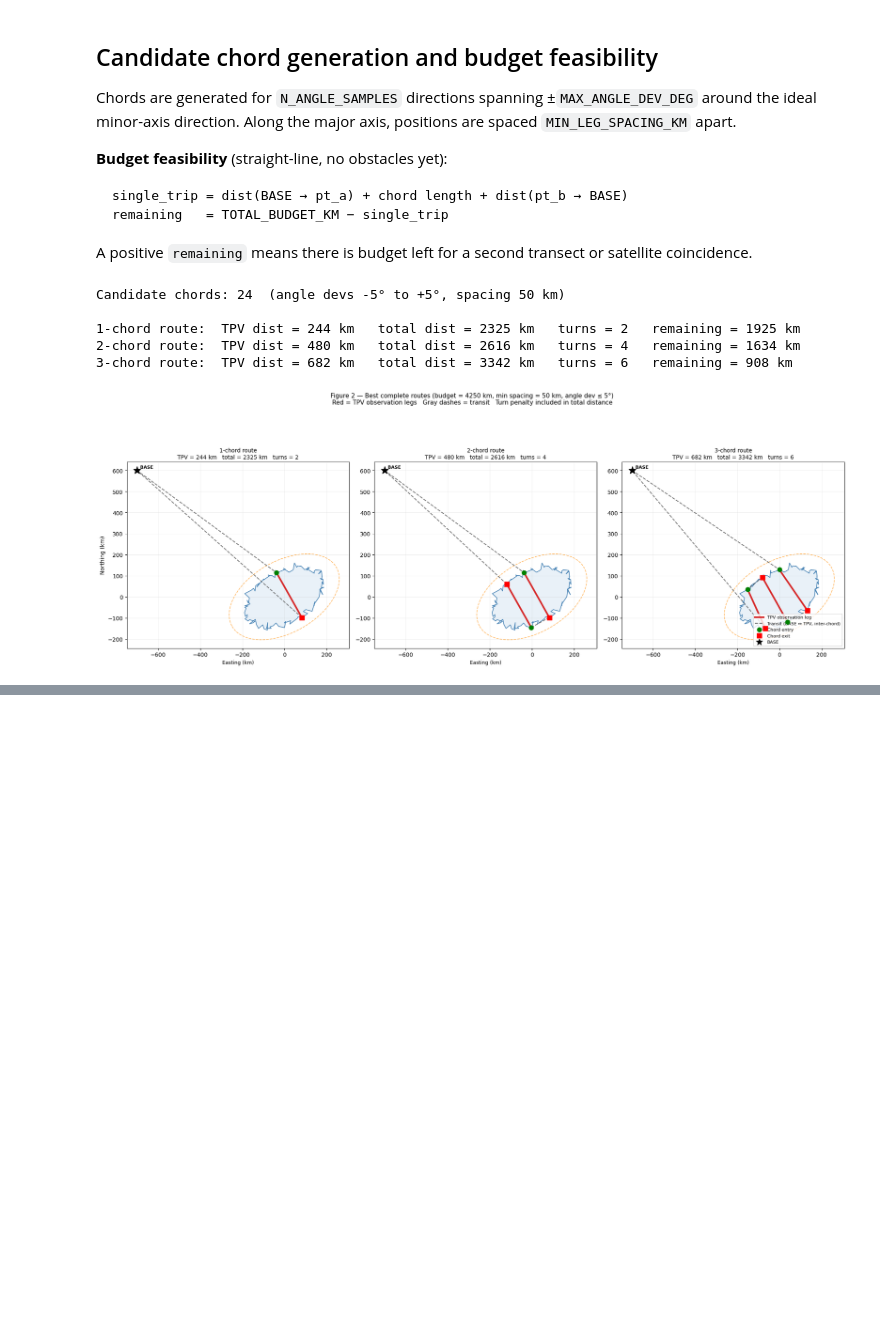
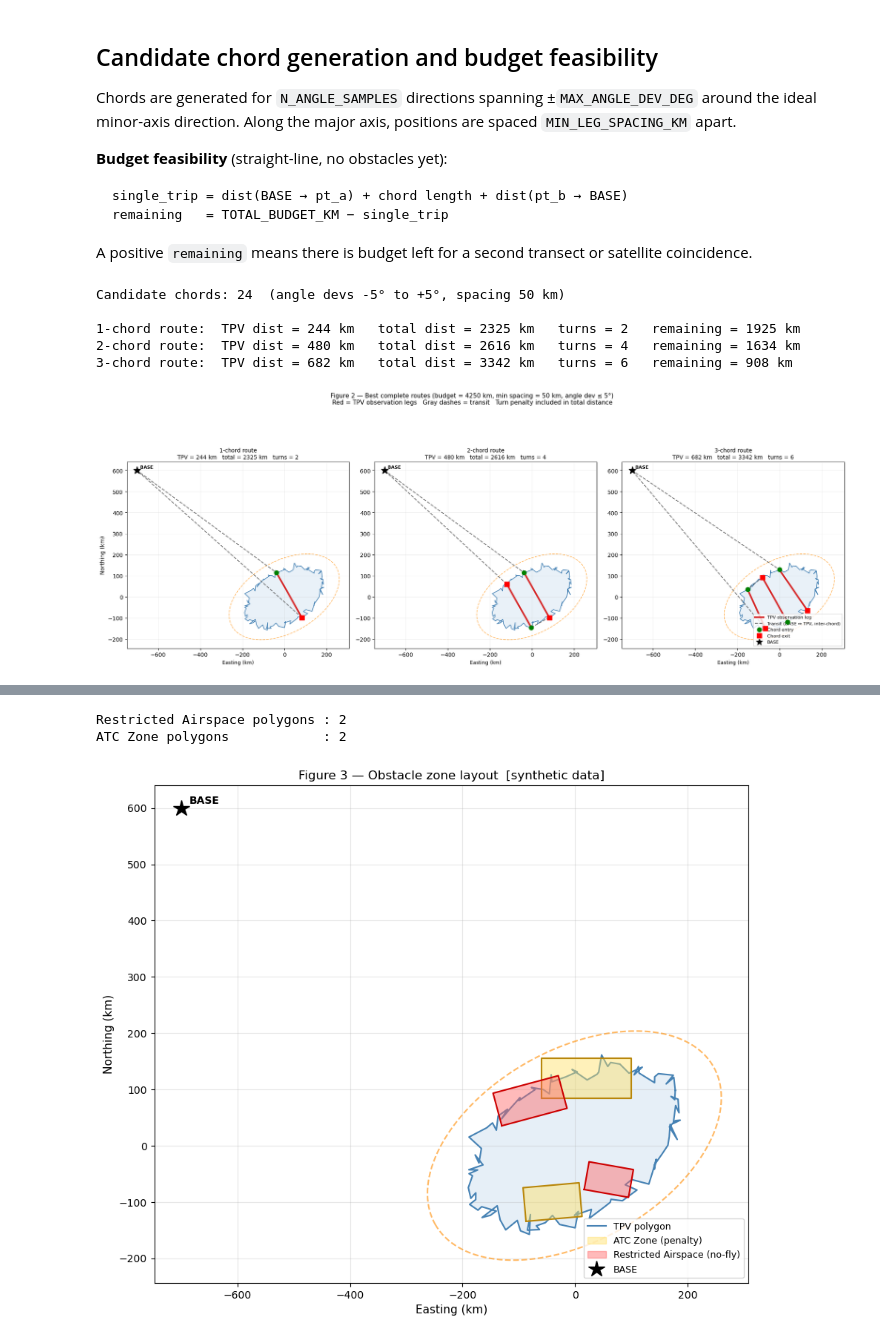
Before and after one commit to xf37/aerial-met-survey-optimizer, a Jupyter notebook: 07_tpv_route_planning.ipynb, the cells around one changed output, grey strips where cells are left out. Drawn from its saved outputs; the diff is of its cells as text; code cells hidden in the pictures; blank space fills up the shorter version.

```diff
--- a/07_tpv_route_planning.ipynb
+++ b/07_tpv_route_planning.ipynb
@@ -480,0 +500,74 @@ plt.show()
+# %%
+import heapq
+from shapely.geometry import MultiPolygon
+from shapely.ops import unary_union
+
+# ── Synthetic obstacle zones (replace with gpd.read_file(...) for real data) ──
+#
+# To load real shapefiles:
+#   restricted_gdf = gpd.read_file(r'path\to\restricted_airspace.shp').to_crs('EPSG:4326')
+#   atc_gdf        = gpd.read_file(r'path\to\atc_zones.shp').to_crs('EPSG:4326')
+#   then convert coordinates to local km frame (same transform used for TPV_PTS)
+
+def make_rect(cx, cy, w, h, angle_deg=0.):
+    """Axis-aligned rectangle, then rotated, centred at (cx, cy). Returns shapely Polygon."""
+    hw, hh = w/2, h/2
+    corners = np.array([[-hw,-hh],[ hw,-hh],[ hw, hh],[-hw, hh]])
+    R = rot2d(radians(angle_deg))
+    corners = (R @ corners.T).T + np.array([cx, cy])
+    return Polygon(corners)
+
+# Restricted Airspace — hard no-fly zones (red)
+restricted_polys = [
+    make_rect(-80,  80, 120, 60, angle_deg=15.),   # blocks left side of TPV
+    make_rect( 60, -60,  80, 50, angle_deg=-10.),  # blocks lower right
+]
+
+# ATC Zones — flyable but penalised (yellow)
+atc_polys = [
+    make_rect(20, 120, 160, 70, angle_deg=0.),    # above TPV, on transit route
+    make_rect(-40, -100, 100, 60, angle_deg=5.),  # below TPV
+]
+
+restricted_union = unary_union(restricted_polys)
+atc_union        = unary_union(atc_polys)
+
+print(f'Restricted Airspace polygons : {len(restricted_polys)}')
+print(f'ATC Zone polygons            : {len(atc_polys)}')
+
+# ── Figure 3: Zone layout ─────────────────────────────────────────────────
+fig, ax = plt.subplots(figsize=(9, 9))
+
+closed = np.vstack([TPV_PTS, TPV_PTS[0]])
+ax.fill(TPV_PTS[:,0], TPV_PTS[:,1], color='#cfe0f0', alpha=0.5, zorder=1)
+ax.plot(closed[:,0],  closed[:,1],  color='steelblue', lw=1.5, zorder=2, label='TPV polygon')
+ax.plot(ell_xy[:,0],  ell_xy[:,1],  '--', color='darkorange', lw=1.5, alpha=0.6, zorder=3)
+
+for poly in atc_polys:
+    xs, ys = poly.exterior.xy
+    ax.fill(xs, ys, color='#ffe066', alpha=0.45, zorder=4)
+    ax.plot(xs, ys, color='#b8860b', lw=1.5, zorder=5)
+ax.fill([], [], color='#ffe066', alpha=0.45, label='ATC Zone (penalty)')
+
+for poly in restricted_polys:
+    xs, ys = poly.exterior.xy
+    ax.fill(xs, ys, color='#ff6666', alpha=0.45, zorder=6)
+    ax.plot(xs, ys, color='#cc0000', lw=1.5, zorder=7)
+ax.fill([], [], color='#ff6666', alpha=0.45, label='Restricted Airspace (no-fly)')
+
+ax.plot(*BASE, '*', color='black', ms=16, zorder=10, label='BASE')
+ax.annotate('BASE', BASE, textcoords='offset points', xytext=(8,4),
+            fontsize=10, fontweight='bold')
+
+ax.set_aspect('equal')
+ax.set_xlabel('Easting (km)', fontsize=11)
+ax.set_ylabel('Northing (km)', fontsize=11)
+ax.set_title('Figure 3 — Obstacle zone layout  [synthetic data]', fontsize=12)
+ax.legend(fontsize=9, loc='lower right')
+ax.grid(True, alpha=0.3)
+plt.tight_layout()
+plt.show()
+# %% [output]
+Restricted Airspace polygons : 2
+ATC Zone polygons            : 2
+[figure, added]
```
Also changed, not shown: parts of 4 cells of this notebook.
